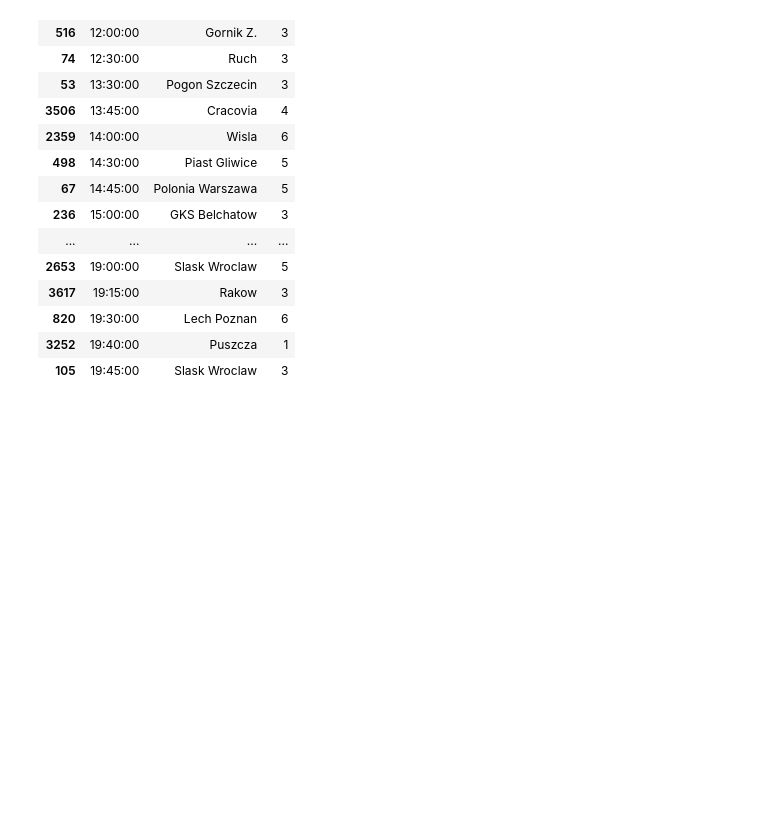
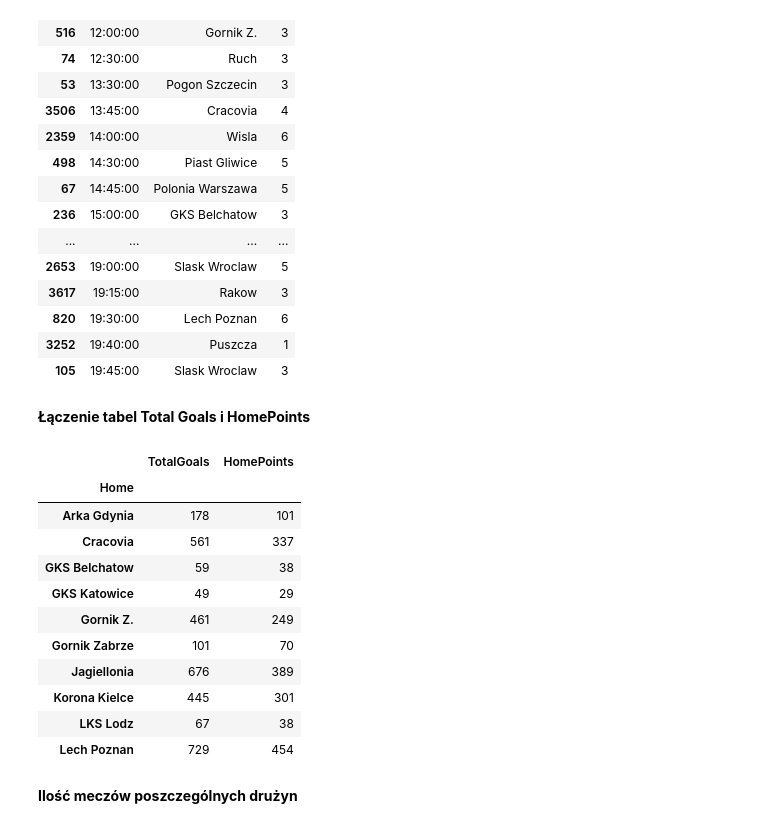
Before and after one commit to HubertGogola/PandasPython, a Jupyter notebook: projekt.ipynb, the cells around one changed output. Cells and saved outputs as stored; diff of their text form; code cells hidden in the pictures; blank space fills up the shorter version.

```diff
--- a/projekt.ipynb
+++ b/projekt.ipynb
@@ -532,3 +532,29 @@ df.iloc[df.groupby('Time')['AG'].idxmax()][['Time', 'Away', 'AG']]
 | 820 | 19:30:00 | Lech Poznan | 6 |
 | 3252 | 19:40:00 | Puszcza | 1 |
 | 105 | 19:45:00 | Slask Wroclaw | 3 |
+# %% [markdown]
+**Łączenie tabel Total Goals i HomePoints**
+# %%
+merged = pd.merge(
+    total_scored.rename('TotalGoals'),
+    home_points.rename('HomePoints'),
+    left_index=True,
+    right_index=True,
+    how='inner'
+)
+merged.head(10)
+# %% [output]
+|  | TotalGoals | HomePoints |
+| Home |  |  |
+| Arka Gdynia | 178 | 101 |
+| Cracovia | 561 | 337 |
+| GKS Belchatow | 59 | 38 |
+| GKS Katowice | 49 | 29 |
+| Gornik Z. | 461 | 249 |
+| Gornik Zabrze | 101 | 70 |
+| Jagiellonia | 676 | 389 |
+| Korona Kielce | 445 | 301 |
+| LKS Lodz | 67 | 38 |
+| Lech Poznan | 729 | 454 |
+# %% [markdown]
+**Ilość meczów poszczególnych drużyn**
```
Also changed, not shown: parts of 2 cells of this notebook.
